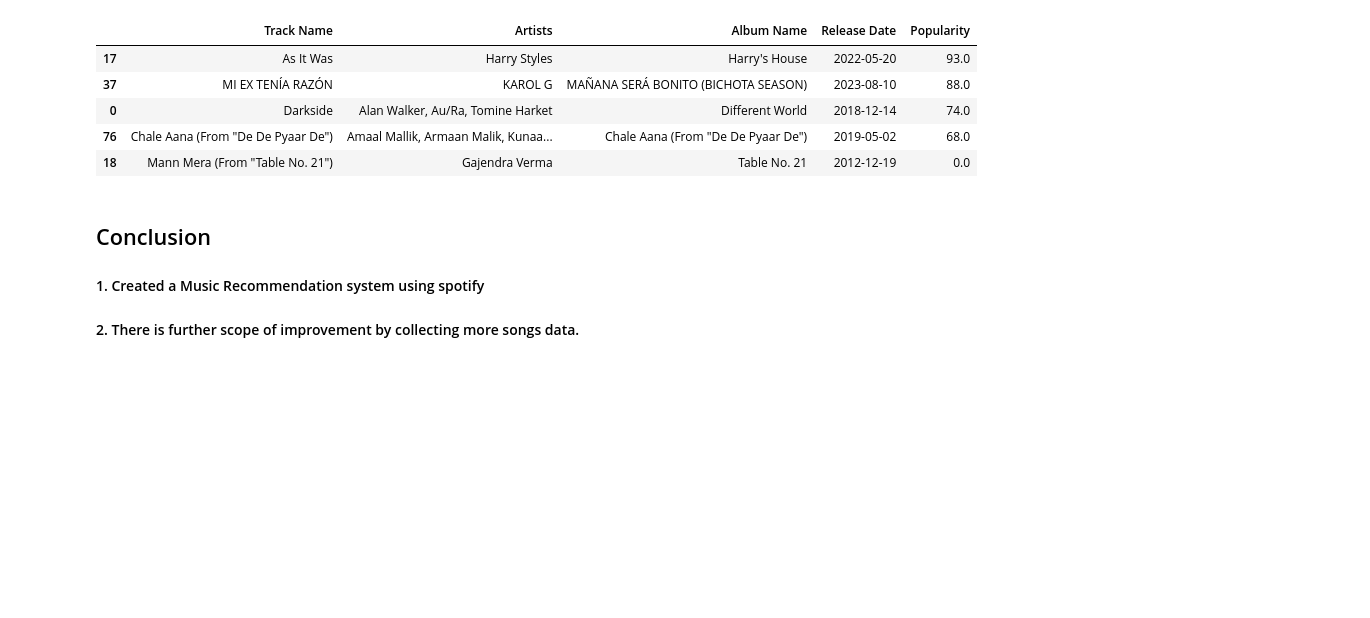
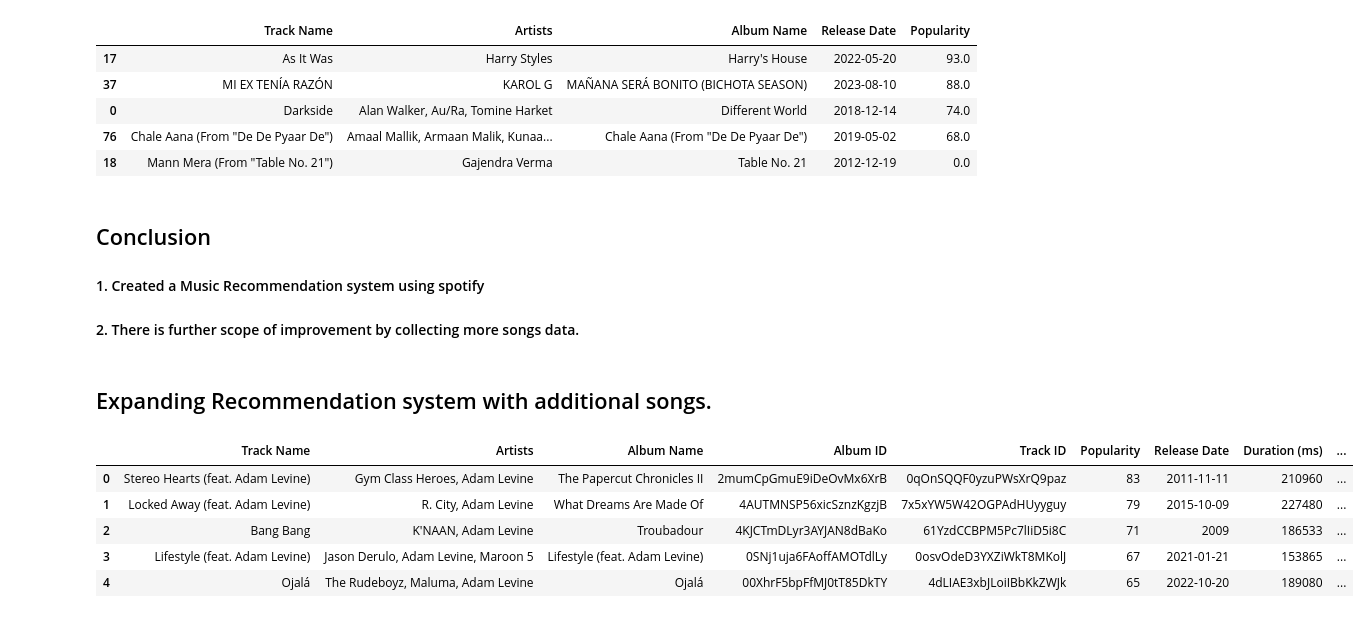
Before and after one commit to meghrajkonduskar/ML-projects, a Jupyter notebook: Music Recommendation System/Music Recommendation System.ipynb, the cells around one changed output. Cells and saved outputs as stored; diff of their text form; code cells hidden in the pictures; blank space fills up the shorter version.

Commit message:
Add additional songs and expannd recommendation system

```diff
--- a/Music Recommendation System/Music Recommendation System.ipynb
+++ b/Music Recommendation System/Music Recommendation System.ipynb
@@ -201,3 +203,16 @@ Hybrid recommended songs for 'Centuries':
 ## Conclusion
 #### 1. Created a Music Recommendation system using spotify
 #### 2. There is further scope of improvement by collecting more songs data.
+# %% [markdown]
+## Expanding Recommendation system with additional songs.
+# %%
+df_artists = pd.read_csv("artist_music.csv", index_col = "Unnamed: 0")
+# %%
+df_artists.head()
+# %% [output]
+|  | Track Name | Artists | Album Name | Album ID | Track ID | Popularity | Release Date | Duration (ms) | ... |
+| 0 | Stereo Hearts (feat. Adam Levine) | Gym Class Heroes, Adam Levine | The Papercut Chronicles II | 2mumCpGmuE9iDeOvMx6XrB | 0qOnSQQF0yzuPWsXrQ9paz | 83 | 2011-11-11 | 210960 | ... |
+| 1 | Locked Away (feat. Adam Levine) | R. City, Adam Levine | What Dreams Are Made Of | 4AUTMNSP56xicSznzKgzjB | 7x5xYW5W42OGPAdHUyyguy | 79 | 2015-10-09 | 227480 | ... |
+| 2 | Bang Bang | K'NAAN, Adam Levine | Troubadour | 4KJCTmDLyr3AYJAN8dBaKo | 61YzdCCBPM5Pc7lIiD5i8C | 71 | 2009 | 186533 | ... |
+| 3 | Lifestyle (feat. Adam Levine) | Jason Derulo, Adam Levine, Maroon 5 | Lifestyle (feat. Adam Levine) | 0SNj1uja6FAoffAMOTdlLy | 0osvOdeD3YXZiWkT8MKolJ | 67 | 2021-01-21 | 153865 | ... |
+| 4 | Ojalá | The Rudeboyz, Maluma, Adam Levine | Ojalá | 00XhrF5bpFfMJ0tT85DkTY | 4dLIAE3xbJLoiIBbKkZWJk | 65 | 2022-10-20 | 189080 | ... |
```
Also changed, not shown: parts of 8 cells of this notebook, 2 other files.
